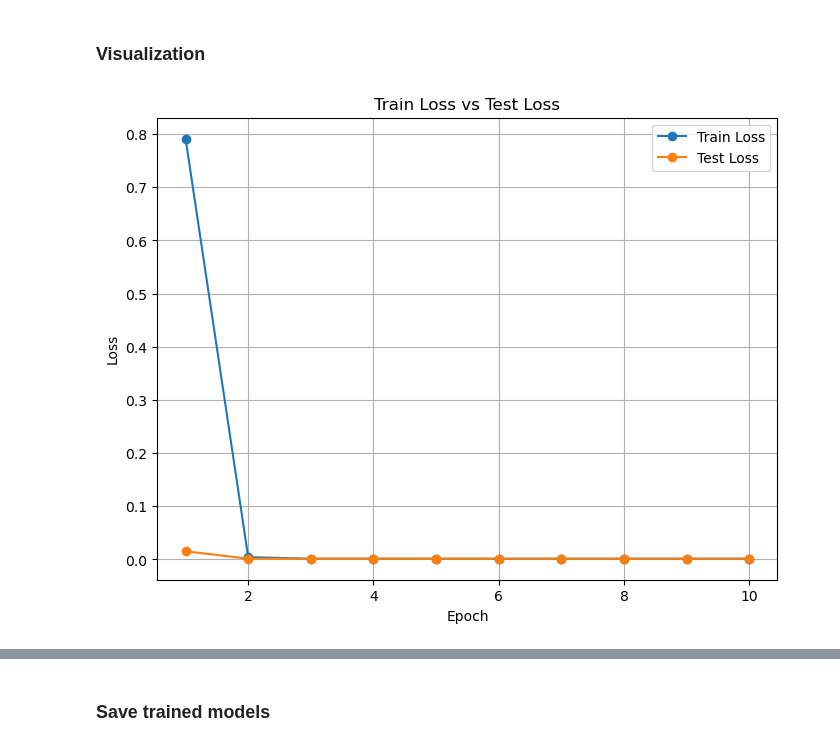
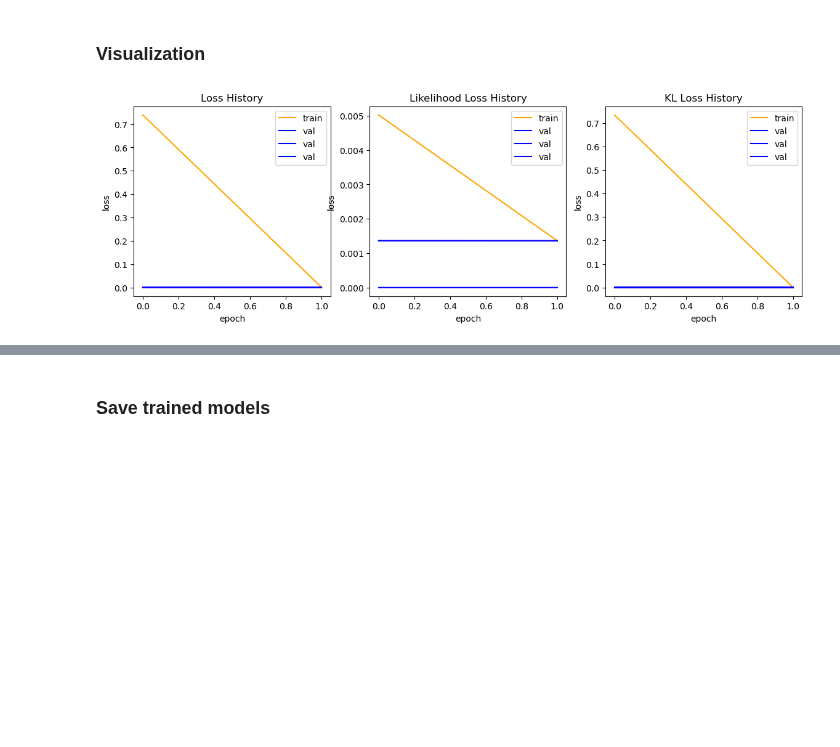
Before and after one commit to graeps/TopoGeoAEs, a Jupyter notebook: mvae_experiments.ipynb, the cells around one changed output, grey strips where cells are left out. Drawn from its saved outputs; the diff is of its cells as text; code cells hidden in the pictures; blank space fills up the shorter version.

Commit message:
minor changes + better plots

```diff
--- a/mvae_experiments.ipynb
+++ b/mvae_experiments.ipynb
@@ -37,9 +37,9 @@ latent_dim = 20
 sftbeta = 1
 device = "cpu"
 encoder_width = 2
-encoder_depth = 128
-decoder_width = 2
-decoder_depth = 128
+encoder_depth = 16
+decoder_width = 1
+decoder_depth = 16
 
 model_config = { 'data_dim': data_dim, 'latent_dim': latent_dim, 'sftbeta': sftbeta, 'device': device, 'encoder_width': encoder_width, 'encoder_depth': encoder_depth, 'decoder_width': decoder_width, 'decoder_depth': decoder_depth}
 
@@ -55,14 +55,14 @@ toroidal_optimizer = optim.Adam(toroidal_model.parameters(), lr=learning_rate)
 # %% [markdown]
 ### Train and evaluate model
 # %%
-num_epochs = 10
+num_epochs = 2
 log_interval = 100
 device = "cpu"
 
 trainer_config = {'num_epochs': num_epochs, 'log_interval': log_interval, 'device': device}
 
-euclidean_train_losses, euclidean_test_losses = trainer.MVAETrainer(euclidean_model, dataloader, euclidean_optimizer, trainer_config).train()
-toroidal_train_losses, toroidal_test_losses = trainer.MVAETrainer(toroidal_model, dataloader, toroidal_optimizer, trainer_config).train()
+euclidean_history = trainer.MVAETrainer(euclidean_model, dataloader, euclidean_optimizer, trainer_config).train()
+toroidal_history = trainer.MVAETrainer(toroidal_model, dataloader, toroidal_optimizer, trainer_config).train()
 # %% [output]
 Trainer successfully initialized.
 Training thegaussianVAE model.
@@ -84,7 +84,7 @@ Epoch 10/10, Train Loss: 0.0021, Test Loss: 0.0021
 # %% [markdown]
 ### Visualization
 # %%
-utils.plot_losses(euclidean_train_losses, euclidean_test_losses, num_epochs)
+utils.show_training_history(euclidean_history)
 # %% [output]
-[figure, old version]
+[figure, new version]
 # %%
```
Also changed, not shown: parts of 7 cells of this notebook, 13 other files.
